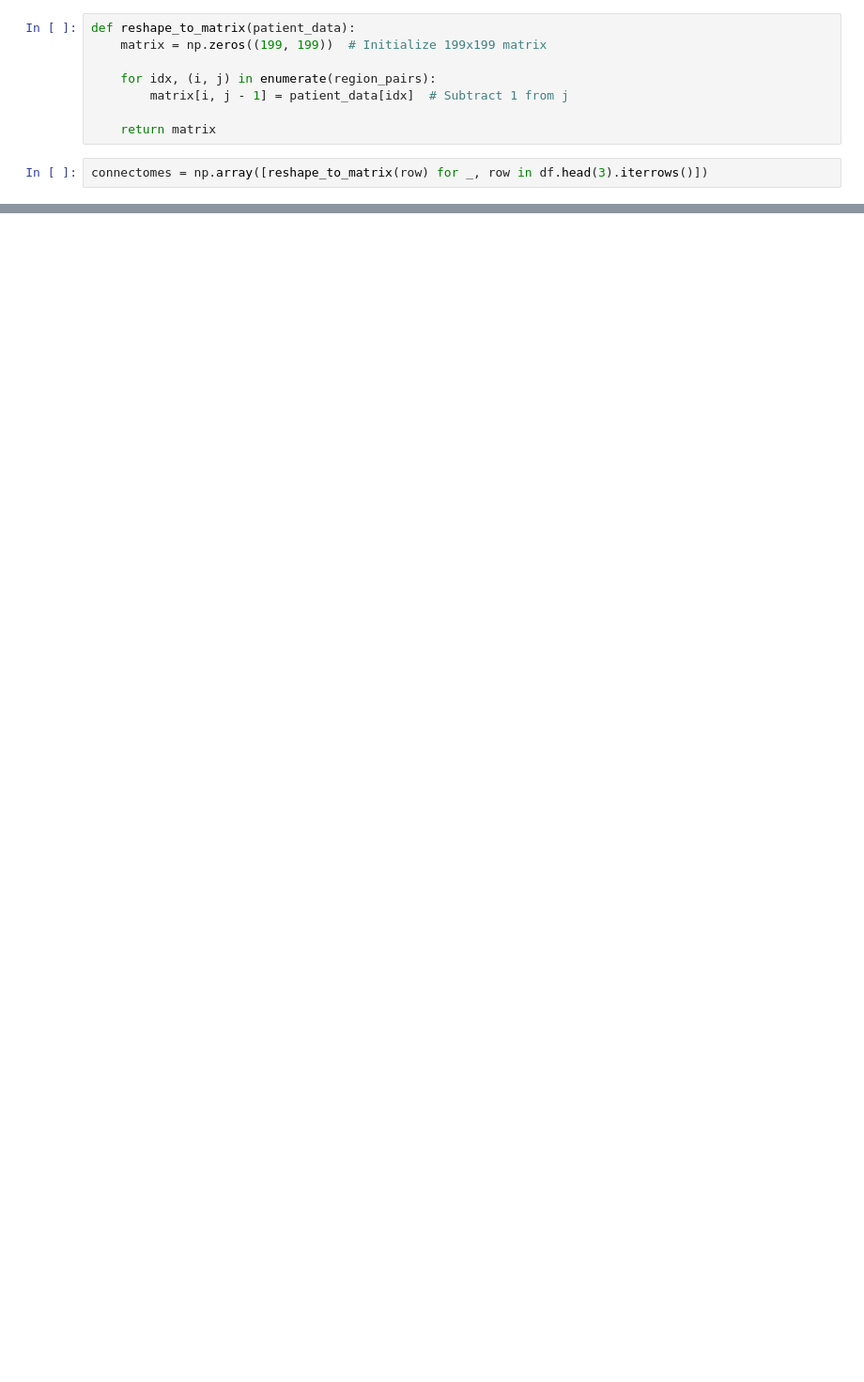
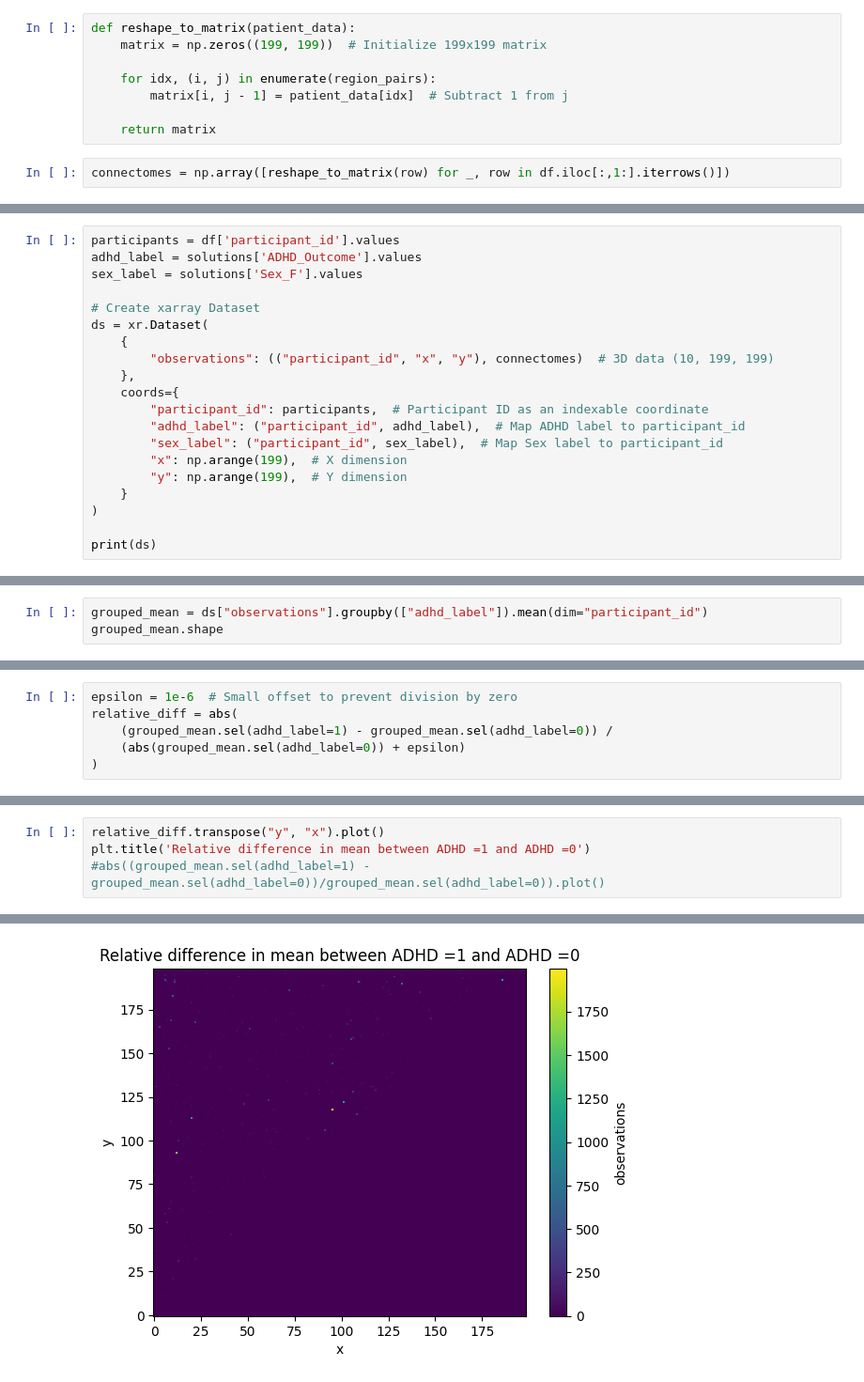
Before and after one commit to psgiese/wids-2025-mupd, a Jupyter notebook: notebooks/eda.ipynb, the cells around one changed output, grey strips where cells are left out. Shown at 94% size. Drawn from its saved outputs; the diff is of its cells as text; blank space fills up the shorter version.

Commit message:
brain region differences adhd=1 vs adhd=0

```diff
--- a/notebooks/eda.ipynb
+++ b/notebooks/eda.ipynb
@@ -114,7 +143,7 @@ def reshape_to_matrix(patient_data):
 
     return matrix
 # %%
-connectomes = np.array([reshape_to_matrix(row) for _, row in df.head(3).iterrows()])
+connectomes = np.array([reshape_to_matrix(row) for _, row in df.iloc[:,1:].iterrows()])
 # %%
 print(connectomes.shape)
 # %% [output]
@@ -161,0 +171,20 @@ array([ 9.34730255e-02,  1.46902344e-01,  6.78925634e-02,  1.51411152e-02,
+# %%
+participants = df['participant_id'].values
+adhd_label = solutions['ADHD_Outcome'].values
+sex_label = solutions['Sex_F'].values
+
+# Create xarray Dataset
+ds = xr.Dataset(
+    {
+        "observations": (("participant_id", "x", "y"), connectomes)  # 3D data (10, 199, 199)
+    },
+    coords={
+        "participant_id": participants,  # Participant ID as an indexable coordinate
+        "adhd_label": ("participant_id", adhd_label),  # Map ADHD label to participant_id
+        "sex_label": ("participant_id", sex_label),  # Map Sex label to participant_id
+        "x": np.arange(199),  # X dimension
+        "y": np.arange(199),  # Y dimension
+    }
+)
+
+print(ds)
@@ -161,0 +202,3 @@ array([ 9.34730255e-02,  1.46902344e-01,  6.78925634e-02,  1.51411152e-02,
+# %%
+grouped_mean = ds["observations"].groupby(["adhd_label"]).mean(dim="participant_id")
+grouped_mean.shape
@@ -161,0 +207,6 @@ array([ 9.34730255e-02,  1.46902344e-01,  6.78925634e-02,  1.51411152e-02,
+# %%
+epsilon = 1e-6  # Small offset to prevent division by zero
+relative_diff = abs(
+    (grouped_mean.sel(adhd_label=1) - grouped_mean.sel(adhd_label=0)) /
+    (abs(grouped_mean.sel(adhd_label=0)) + epsilon)
+)
@@ -161,0 +238,5 @@ array([ 9.34730255e-02,  1.46902344e-01,  6.78925634e-02,  1.51411152e-02,
+# %%
+relative_diff.transpose("y", "x").plot()
+plt.title('Relative difference in mean between ADHD =1 and ADHD =0')
+#abs((grouped_mean.sel(adhd_label=1) - grouped_mean.sel(adhd_label=0))/grouped_mean.sel(adhd_label=0)).plot()
+# %% [output]
@@ -161,0 +244 @@ array([ 9.34730255e-02,  1.46902344e-01,  6.78925634e-02,  1.51411152e-02,
+[figure, added]
```
Also changed, not shown: parts of 29 cells of this notebook.
